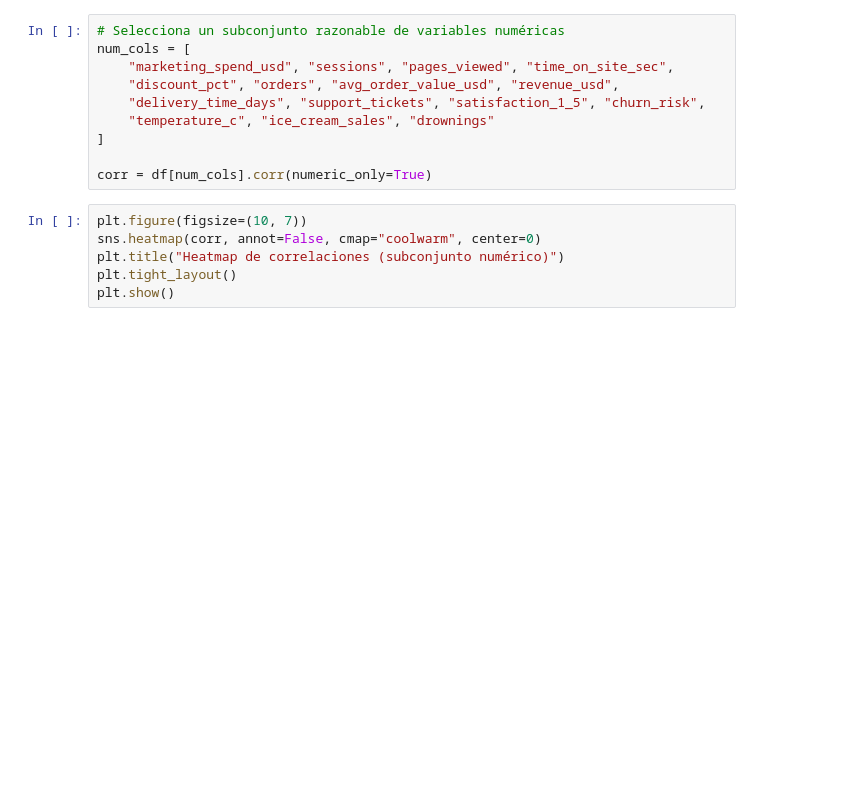
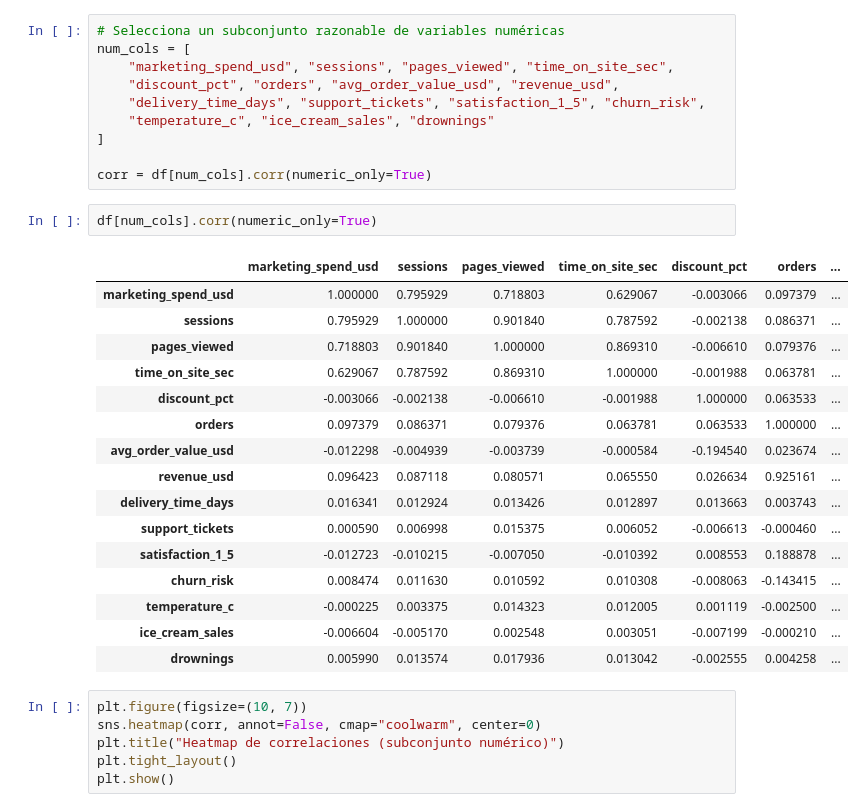
Before and after one commit to ljpiere/tpdata_python, a Jupyter notebook: DA/Sprint8_Webinar23_Teorico.ipynb, the cells around one changed output. Saved outputs shown, nothing was run; the diff lists cells and outputs as text; blank space fills up the shorter version.

```diff
--- a/DA/Sprint8_Webinar23_Teorico.ipynb
+++ b/DA/Sprint8_Webinar23_Teorico.ipynb
@@ -421,6 +413,25 @@ num_cols = [
 ]
 
 corr = df[num_cols].corr(numeric_only=True)
+# %%
+df[num_cols].corr(numeric_only=True)
+# %% [output]
+|  | marketing_spend_usd | sessions | pages_viewed | time_on_site_sec | discount_pct | orders | ... |
+| marketing_spend_usd | 1.000000 | 0.795929 | 0.718803 | 0.629067 | -0.003066 | 0.097379 | ... |
+| sessions | 0.795929 | 1.000000 | 0.901840 | 0.787592 | -0.002138 | 0.086371 | ... |
+| pages_viewed | 0.718803 | 0.901840 | 1.000000 | 0.869310 | -0.006610 | 0.079376 | ... |
+| time_on_site_sec | 0.629067 | 0.787592 | 0.869310 | 1.000000 | -0.001988 | 0.063781 | ... |
+| discount_pct | -0.003066 | -0.002138 | -0.006610 | -0.001988 | 1.000000 | 0.063533 | ... |
+| orders | 0.097379 | 0.086371 | 0.079376 | 0.063781 | 0.063533 | 1.000000 | ... |
+| avg_order_value_usd | -0.012298 | -0.004939 | -0.003739 | -0.000584 | -0.194540 | 0.023674 | ... |
+| revenue_usd | 0.096423 | 0.087118 | 0.080571 | 0.065550 | 0.026634 | 0.925161 | ... |
+| delivery_time_days | 0.016341 | 0.012924 | 0.013426 | 0.012897 | 0.013663 | 0.003743 | ... |
+| support_tickets | 0.000590 | 0.006998 | 0.015375 | 0.006052 | -0.006613 | -0.000460 | ... |
+| satisfaction_1_5 | -0.012723 | -0.010215 | -0.007050 | -0.010392 | 0.008553 | 0.188878 | ... |
+| churn_risk | 0.008474 | 0.011630 | 0.010592 | 0.010308 | -0.008063 | -0.143415 | ... |
+| temperature_c | -0.000225 | 0.003375 | 0.014323 | 0.012005 | 0.001119 | -0.002500 | ... |
+| ice_cream_sales | -0.006604 | -0.005170 | 0.002548 | 0.003051 | -0.007199 | -0.000210 | ... |
+| drownings | 0.005990 | 0.013574 | 0.017936 | 0.013042 | -0.002555 | 0.004258 | ... |
 # %%
 plt.figure(figsize=(10, 7))
 sns.heatmap(corr, annot=False, cmap="coolwarm", center=0)
```
Also changed, not shown: parts of 5 cells of this notebook.
